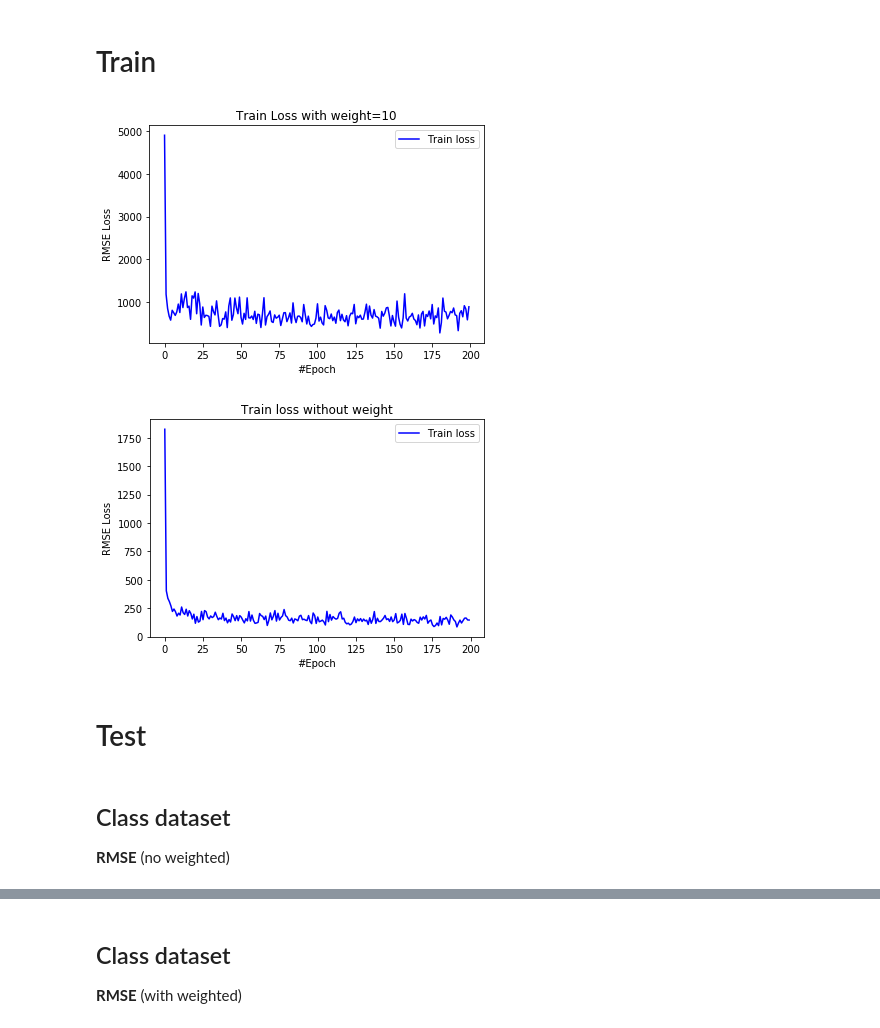
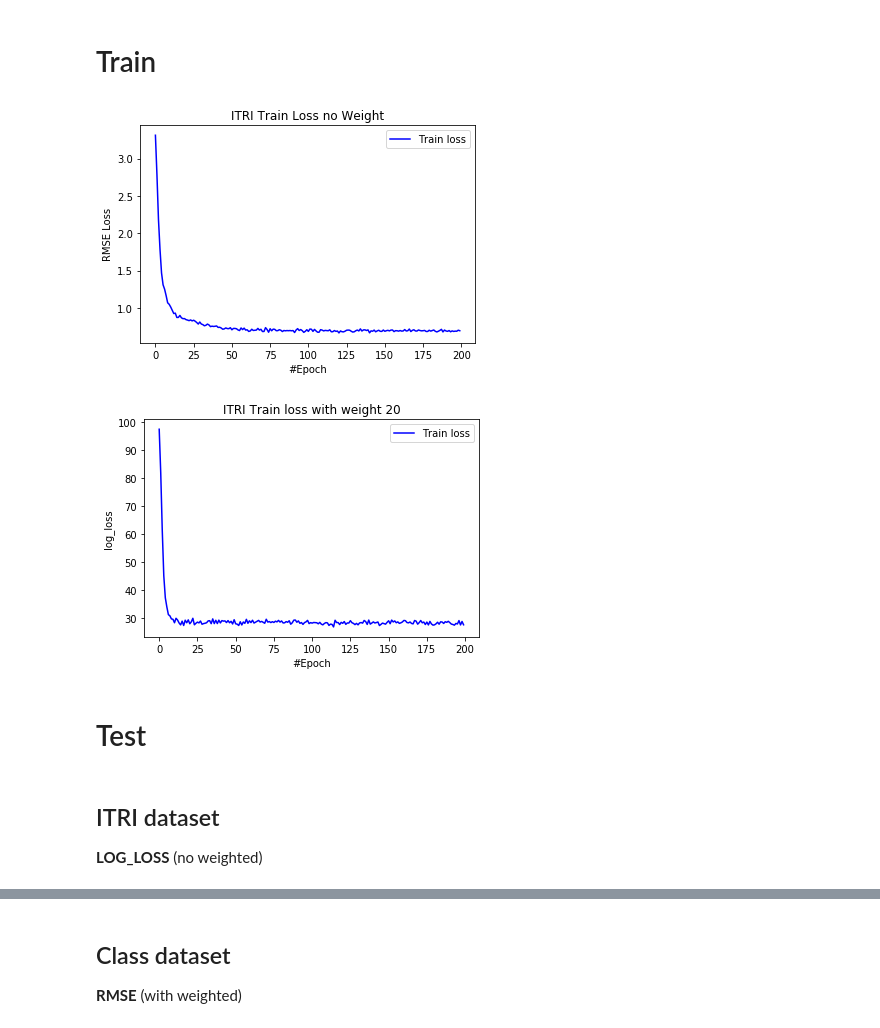
Before and after one commit to yutailin1993/Recommender-Exp, a Jupyter notebook: rrn/RRN_main.ipynb, the cells around one changed output, grey strips where cells are left out. Drawn from its saved outputs; the diff is of its cells as text; code cells hidden in the pictures.

```diff
--- a/rrn/RRN_main.ipynb
+++ b/rrn/RRN_main.ipynb
@@ -58,7 +58,7 @@ user_map = get_map(userList)
 item_map = get_map(itemList)
 initial_time = min(df['timestamp'])
 
-df_train, df_test = train_test_split(df, user_time_interval * 24 * 3600)
+df_train, df_test = train_test_split(df, user_time_interval * 24 * 3600, split_rate=0.5)
 # %% [markdown]
 ## Set Hyperparameter
 # %%
@@ -90,48 +90,48 @@ item_test_hparas = get_hparas(len(item_test_list), len(userList), item_time_inte
 # %%
 tf.reset_default_graph()
 
 model = rrn.RRN(user_hparas=user_train_hparas, item_hparas=item_train_hparas,
                 user_vectors=user_vectors, item_vectors=item_vectors,
-                is_train=True, lr=0.01, epochs=200, loss_function='rmse', weighted=10)
+                is_train=True, lr=0.01, epochs=200, loss_function='log_loss', weighted=None)
 
-model.train(df_train, user_map, item_map, initial_time, top_rank=top_ranks[0])
-model.model_save('class_rmse_weighted')
+model.train(df_train, user_map, item_map, initial_time, top_rank=None)
+model.model_save('class_log_loss')
 
 train_loss = model.log['train_loss']
 plt.plot(range(len(train_loss)), train_loss, color='blue', label='Train loss')
-plt.title("Train Loss with weight=10")
+plt.title("ITRI Train Loss no Weight")
 plt.legend(loc="upper right")
 plt.xlabel('#Epoch')
 plt.ylabel('RMSE Loss')
-plt.savefig("Train_Loss_with_weight_10.jpg")
+# plt.savefig("Train_Loss_with_weight_50.jpg")
 plt.show()
 # %% [output]
-[figure, old version]
+[figure, new version]
 # %%
 tf.reset_default_graph()
 
 model = rrn.RRN(user_hparas=user_train_hparas, item_hparas=item_train_hparas,
                 user_vectors=user_vectors, item_vectors=item_vectors,
-                is_train=True, lr=0.01, epochs=200, loss_function='rmse', weighted=None)
+                is_train=True, lr=0.01, epochs=200, loss_function='log_loss', weighted=100)
 
-model.train(df_train, user_map, item_map, initial_time, top_rank=None)
-model.model_save('class_rmse')
+model.train(df_train, user_map, item_map, initial_time, top_rank=top_ranks[2])
+model.model_save('class_log_loss_weight_80')
 
 train_loss = model.log['train_loss']
 plt.plot(range(len(train_loss)), train_loss, color='blue', label='Train loss')
-plt.title("Train loss without weight")
+plt.title("ITRI Train loss with weight 20")
 plt.legend(loc="upper right")
 plt.xlabel('#Epoch')
-plt.ylabel('RMSE Loss')
-plt.savefig("Train_Loss_without_weight.jpg")
+plt.ylabel('log_loss')
+# plt.savefig("Train_Loss_with_weight_20.jpg")
 plt.show()
 # %% [output]
-[figure, old version]
+[figure, new version]
 # %% [markdown]
 # Test
 # %% [markdown]
-## Class dataset
-**RMSE** (no weighted)
+## ITRI dataset
+**LOG_LOSS** (no weighted)
 # %%
 tf.reset_default_graph()
 
```
Also changed, not shown: parts of 14 cells of this notebook, 5 other files.
